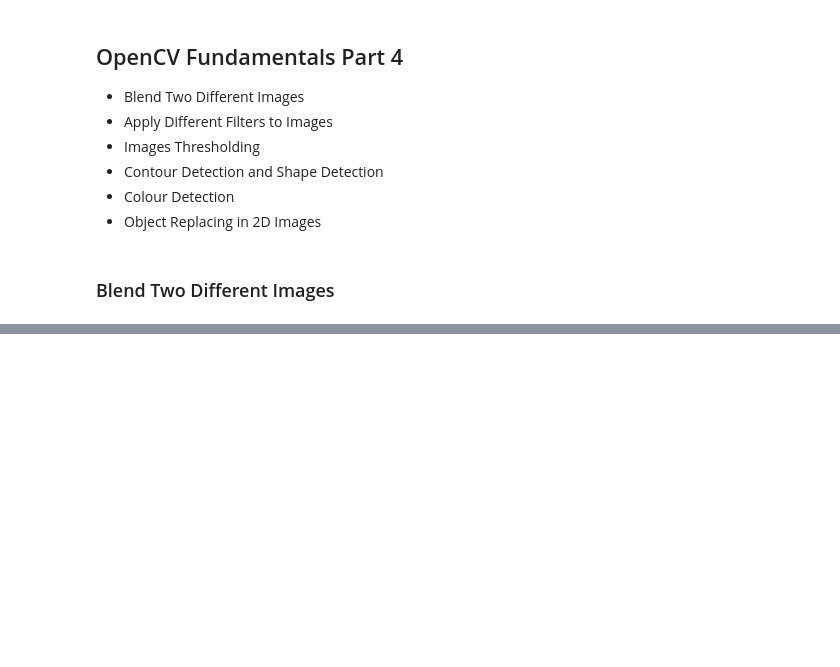
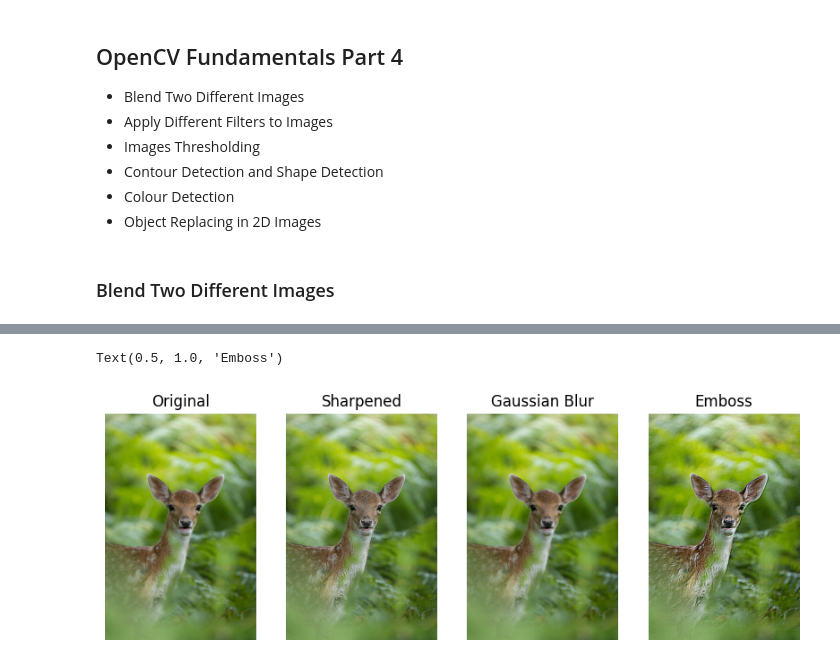
Before and after one commit to Zayatsoff/computer_vision, a Jupyter notebook: OpenCV/opencv_fundamentals_4.ipynb, the cells around one changed output, grey strips where cells are left out. Cells and saved outputs as stored; diff of their text form; code cells hidden in the pictures; blank space fills up the shorter version.

```diff
--- a/OpenCV/opencv_fundamentals_4.ipynb
+++ b/OpenCV/opencv_fundamentals_4.ipynb
@@ -32,0 +38,40 @@ plt.imshow(blended_img)
+# %%
+# Sharpen
+k_sharpen = np.array([[-1,-1,-1],[-1,9,-1],[-1,-1,-1]])
+sharpen_img = cv2.filter2D(img, -1 , k_sharpen) # cv2.filter2D(src, depth , kernel)
+
+# Gaussian
+k_gaus = np.array([[0.0625,0.125,0.0625], [0.125,0.25,0.125],[0.0625,0.125,0.0625]])
+gaus_img = cv2.filter2D(img, -1 , k_gaus)
+
+# Emboss
+k_emboss = np.array([[-2,-1,0],[-1,1,1],[0,1,2]])
+emboss_img = cv2.filter2D(img, -1 , k_emboss)
+# %%
+# MPL
+fig = plt.figure(figsize=(10, 8))
+columns = 4
+rows = 1
+
+fig.add_subplot(rows, columns, 1)
+plt.imshow(img)
+plt.axis('off')
+plt.title("Original")
+
+fig.add_subplot(rows, columns, 2)
+plt.imshow(sharpen_img)
+plt.axis('off')
+plt.title("Sharpened")
+
+fig.add_subplot(rows, columns, 3)
+plt.imshow(gaus_img)
+plt.axis('off')
+plt.title("Gaussian Blur")
+
+fig.add_subplot(rows, columns, 4)
+plt.imshow(emboss_img)
+plt.axis('off')
+plt.title("Emboss")
+# %% [output]
+Text(0.5, 1.0, 'Emboss')
+[figure, added]
```
Also changed, not shown: parts of 8 cells of this notebook.
